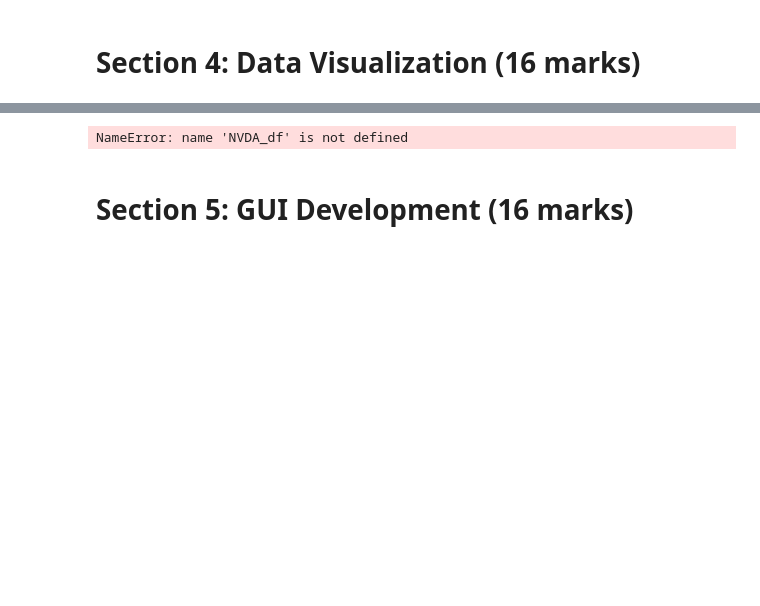
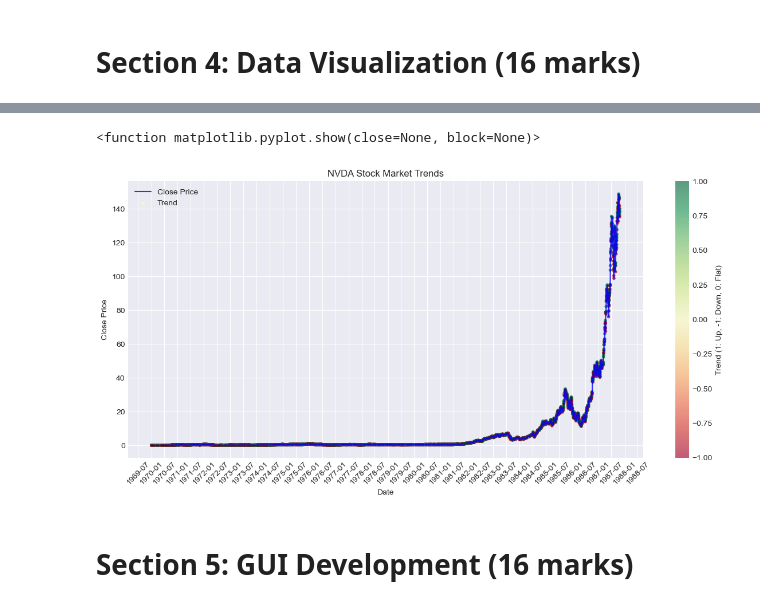
Before and after one commit to Nikhil5566/N1217583, a Jupyter notebook: NTU_XXXXX_SOFT40161_CourseWorkTemplate.ipynb, the cells around one changed output, grey strips where cells are left out. Saved outputs shown, nothing was run; the diff lists cells and outputs as text; code cells hidden in the pictures; blank space fills up the shorter version.

```diff
--- a/NTU_XXXXX_SOFT40161_CourseWorkTemplate.ipynb
+++ b/NTU_XXXXX_SOFT40161_CourseWorkTemplate.ipynb
@@ -113,37 +111,38 @@ import matplotlib.dates as mdates
 # Mapping Trend to Numerical values:
 trend_map = {'Up':1, 'Down':-1, 'Flat':0}
 NVDA_df['TrendValue'] = NVDA_df['Trend'].map(trend_map)
 
 # Plotting
 plt.style.use('seaborn-v0_8-darkgrid')
 fix, ax = plt.subplots(figsize=(12, 6))
 
 # Plotting Close Prize Line:
 ax.plot(NVDA_df['Date'], NVDA_df['Close'], label='Close Price', color='blue', alpha=0.8)
 
 #Plotting Trend Scatter
-scatter = sx.scatter(NVDA_df['DATE'], NVDA_df['Close'],
+scatter = ax.scatter(NVDA_df['Date'], NVDA_df['Close'],
                      c=NVDA_df['TrendValue'], cmap='RdYlGn',
-                     label="Trend", s=10, aplha=0.6)
+                     label="Trend", s=10, alpha=0.6)
 
 # Adding Color Bar:
 cbar = plt.colorbar(scatter, ax=ax)
 cbar.set_label('Trend (1: Up, -1: Down, 0: Flat)')
 
 # Formatting X-axis for showing dates:
 ax.xaxis.set_major_locator(mdates.MonthLocator(interval=6))
 ax.xaxis.set_major_formatter(mdates.DateFormatter('%Y-%m'))
 plt.xticks(rotation=45) #Rotation for better readibility
 
 plt.xlabel('Date')
 plt.ylabel('Close Price')
 plt.title('NVDA Stock Market Trends')
-plt.legends()
+plt.legend()
 plt.tight_layout()
 plt.savefig('nvda_stock_trend_fixed.png', dpi=300, bbox_inches='tight')
 plt.show
 # %% [output]
-NameError: name 'NVDA_df' is not defined
+<function matplotlib.pyplot.show(close=None, block=None)>
+[figure, added]
 # %%
 # Reflection on results
 # %% [markdown]
```
Also changed, not shown: parts of 3 cells of this notebook, 1 other file.
